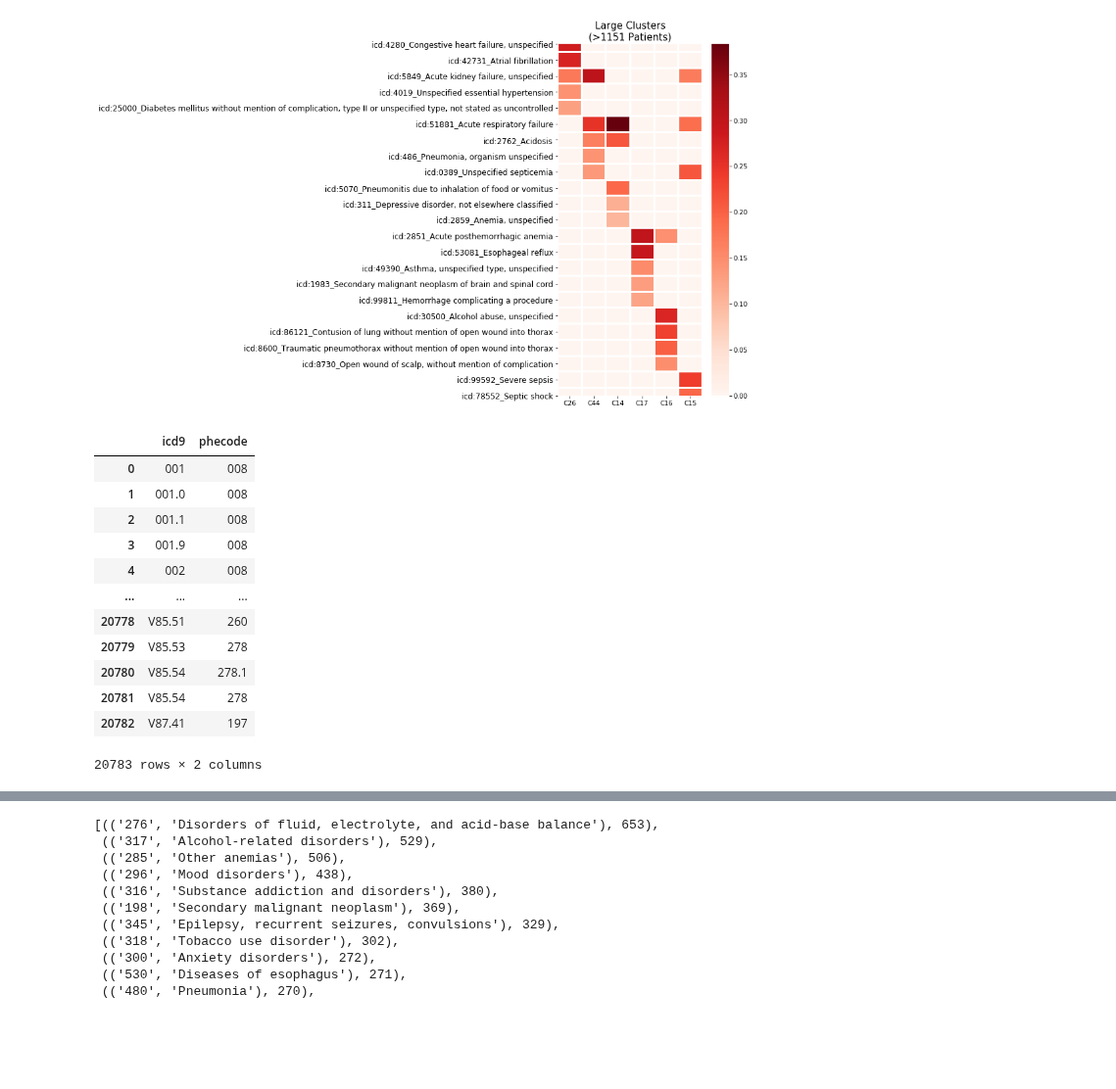
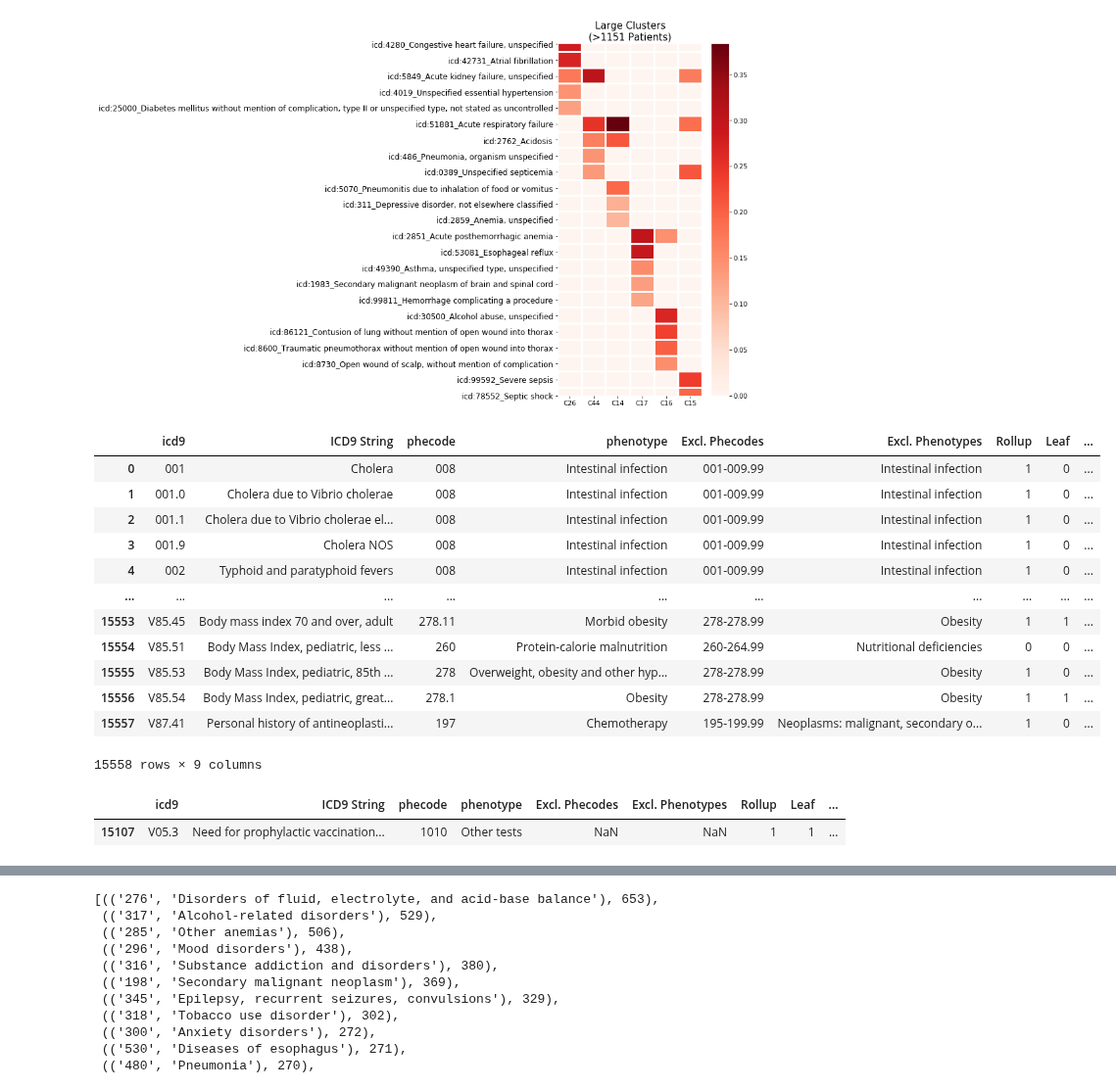
Before and after one commit to ashea2nd/VAE-EHR, a Jupyter notebook: experiments/200410_spectral_analysis_K50_rescaled_svd_refactored/analyze_individual_clusters.ipynb, the cells around one changed output, grey strips where cells are left out. Shown at 98% size. Cells and saved outputs as stored; diff of their text form; code cells hidden in the pictures; blank space fills up the shorter version.

```diff
--- a/experiments/200410_spectral_analysis_K50_rescaled_svd_refactored/analyze_individual_clusters.ipynb
+++ b/experiments/200410_spectral_analysis_K50_rescaled_svd_refactored/analyze_individual_clusters.ipynb
@@ -237,27 +233,35 @@ heatmap_clusters(large_clusters_percentages_df, title="Large Clusters\n(>1151 Pa
 # %%
 def load_phecode_file(file):
     col_names = pd.read_csv(file, nrows=0).columns
-    types_dict = {'icd9': str, 'phecode': str}
+    types_dict = {'ICD9': str, 'PheCode': str}
     types_dict.update({col: str for col in col_names})
-    return pd.read_csv(file, dtype=types_dict)
+    icd_to_phecode = pd.read_csv(file, dtype=types_dict)
+    return icd_to_phecode.rename(columns={'ICD9': 'icd9',
+                                          'PheCode': 'phecode',
+                                          'Phenotype': 'phenotype'})
 
-icd_to_phecode = load_phecode_file("phecode_icd9_map_unrolled.csv")
+icd_to_phecode = load_phecode_file("phecode_icd9_rolled.csv")
 phecode_defs = load_phecode_file("phecode_definitions.csv")
 icd_to_phecode
 # %% [output]
-|  | icd9 | phecode |
-| 0 | 001 | 008 |
-| 1 | 001.0 | 008 |
-| 2 | 001.1 | 008 |
-| 3 | 001.9 | 008 |
-| 4 | 002 | 008 |
-| ... | ... | ... |
-| 20778 | V85.51 | 260 |
-| 20779 | V85.53 | 278 |
-| 20780 | V85.54 | 278.1 |
-| 20781 | V85.54 | 278 |
-| 20782 | V87.41 | 197 |
+|  | icd9 | ICD9 String | phecode | phenotype | Excl. Phecodes | Excl. Phenotypes | Rollup | Leaf | ... |
+| 0 | 001 | Cholera | 008 | Intestinal infection | 001-009.99 | Intestinal infection | 1 | 0 | ... |
+| 1 | 001.0 | Cholera due to Vibrio cholerae | 008 | Intestinal infection | 001-009.99 | Intestinal infection | 1 | 0 | ... |
+| 2 | 001.1 | Cholera due to Vibrio cholerae el... | 008 | Intestinal infection | 001-009.99 | Intestinal infection | 1 | 0 | ... |
+| 3 | 001.9 | Cholera NOS | 008 | Intestinal infection | 001-009.99 | Intestinal infection | 1 | 0 | ... |
+| 4 | 002 | Typhoid and paratyphoid fevers | 008 | Intestinal infection | 001-009.99 | Intestinal infection | 1 | 0 | ... |
+| ... | ... | ... | ... | ... | ... | ... | ... | ... | ... |
+| 15553 | V85.45 | Body mass index 70 and over, adult | 278.11 | Morbid obesity | 278-278.99 | Obesity | 1 | 1 | ... |
+| 15554 | V85.51 | Body Mass Index, pediatric, less ... | 260 | Protein-calorie malnutrition | 260-264.99 | Nutritional deficiencies | 0 | 0 | ... |
+| 15555 | V85.53 | Body Mass Index, pediatric, 85th ... | 278 | Overweight, obesity and other hyp... | 278-278.99 | Obesity | 1 | 0 | ... |
+| 15556 | V85.54 | Body Mass Index, pediatric, great... | 278.1 | Obesity | 278-278.99 | Obesity | 1 | 1 | ... |
+| 15557 | V87.41 | Personal history of antineoplasti... | 197 | Chemotherapy | 195-199.99 | Neoplasms: malignant, secondary o... | 1 | 0 | ... |
-20783 rows × 2 columns
+15558 rows × 9 columns
+# %%
+icd_to_phecode[icd_to_phecode['icd9'] == 'V05.3']
+# %% [output]
+|  | icd9 | ICD9 String | phecode | phenotype | Excl. Phecodes | Excl. Phenotypes | Rollup | Leaf | ... |
+| 15107 | V05.3 | Need for prophylactic vaccination... | 1010 | Other tests | NaN | NaN | 1 | 1 | ... |
 # %%
 def remove_decimals_from_phecodes(phecode):
     pos = phecode.find(".")
```
Also changed, not shown: parts of 8 cells of this notebook, 28 other files.
